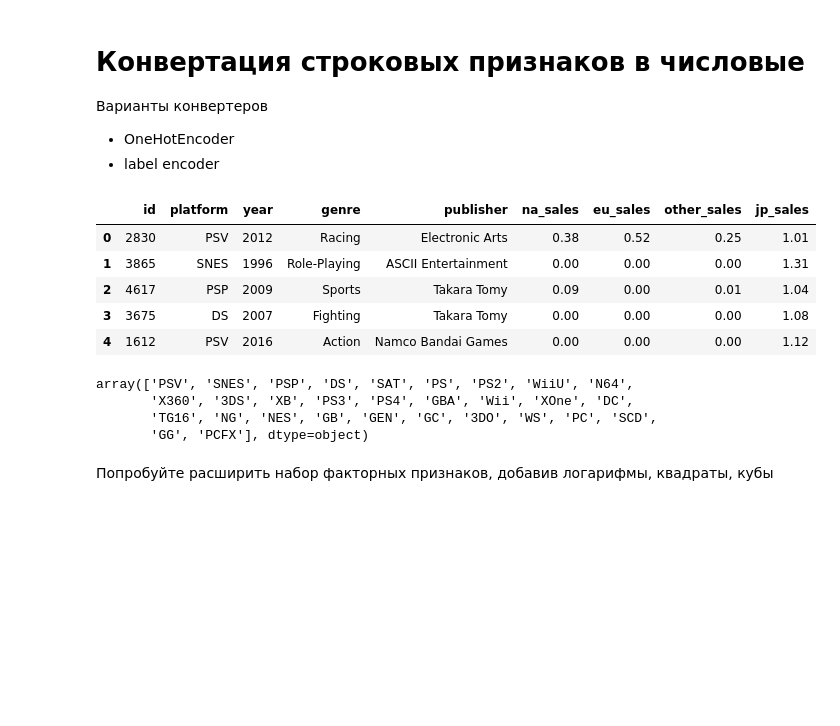
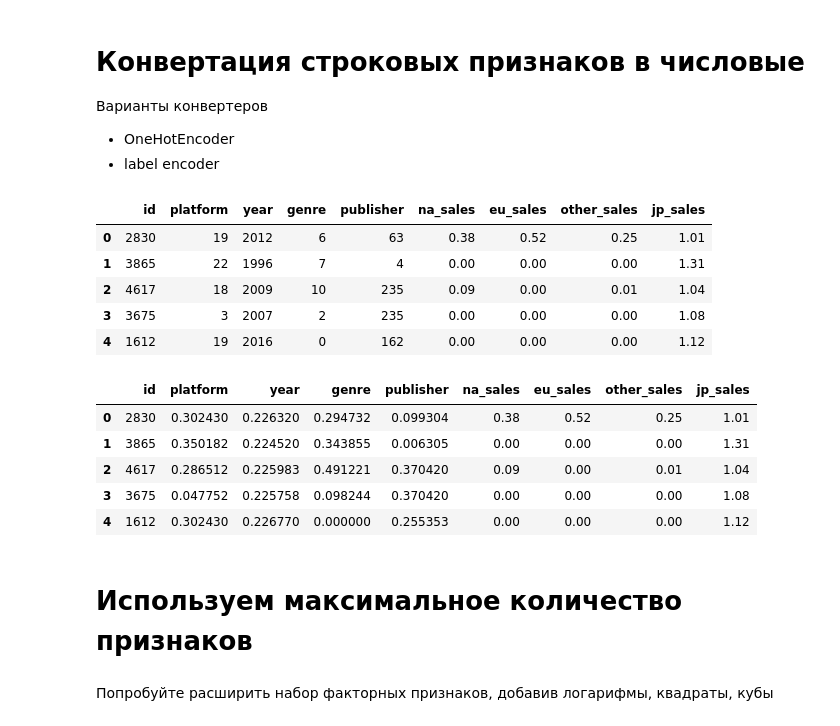
Before and after one commit to bobrotopor/AI, a Jupyter notebook: regression/regression_1.ipynb, the cells around one changed output. Drawn from its saved outputs; the diff is of its cells as text; code cells hidden in the pictures; blank space fills up the shorter version.

```diff
--- a/regression/regression_1.ipynb
+++ b/regression/regression_1.ipynb
@@ -479,21 +479,42 @@ Mean from ["na_sales",  "eu_sales",     "other_sales", "(normed) year"] colls is
 # %%
 from sklearn import preprocessing
 
 label_encoder = preprocessing.LabelEncoder()
 encoded_dataset = videogames.copy()
+
+label_encoder.fit(encoded_dataset['platform'].unique())
+encoded_dataset['platform'] = label_encoder.transform(encoded_dataset['platform'])
+
+label_encoder.fit(encoded_dataset['genre'].unique())
+encoded_dataset['genre'] = label_encoder.transform(encoded_dataset['genre'])
+
+label_encoder.fit(encoded_dataset['publisher'].unique())
+encoded_dataset['publisher'] = label_encoder.transform(encoded_dataset['publisher'])
+
+encoded_dataset.head()
 # %% [output]
 |  | id | platform | year | genre | publisher | na_sales | eu_sales | other_sales | jp_sales |
-| 0 | 2830 | PSV | 2012 | Racing | Electronic Arts | 0.38 | 0.52 | 0.25 | 1.01 |
-| 1 | 3865 | SNES | 1996 | Role-Playing | ASCII Entertainment | 0.00 | 0.00 | 0.00 | 1.31 |
-| 2 | 4617 | PSP | 2009 | Sports | Takara Tomy | 0.09 | 0.00 | 0.01 | 1.04 |
-| 3 | 3675 | DS | 2007 | Fighting | Takara Tomy | 0.00 | 0.00 | 0.00 | 1.08 |
-| 4 | 1612 | PSV | 2016 | Action | Namco Bandai Games | 0.00 | 0.00 | 0.00 | 1.12 |
+| 0 | 2830 | 19 | 2012 | 6 | 63 | 0.38 | 0.52 | 0.25 | 1.01 |
+| 1 | 3865 | 22 | 1996 | 7 | 4 | 0.00 | 0.00 | 0.00 | 1.31 |
+| 2 | 4617 | 18 | 2009 | 10 | 235 | 0.09 | 0.00 | 0.01 | 1.04 |
+| 3 | 3675 | 3 | 2007 | 2 | 235 | 0.00 | 0.00 | 0.00 | 1.08 |
+| 4 | 1612 | 19 | 2016 | 0 | 162 | 0.00 | 0.00 | 0.00 | 1.12 |
 # %%
-platforms = videogames['platform'].unique()
-genre = videogames['genre'].unique()
-publisher = videogames['publisher'].unique()
+mean_sales = mean_from_df(encoded_dataset[['na_sales', 'eu_sales', 'other_sales']])
+
+need_to_normed_columns = ['platform', 'year', 'genre', 'publisher']
+for coumn_name in need_to_normed_columns:
+    encoded_dataset[coumn_name] = norm_by_target(
+        target_mean=mean_sales,
+        not_normed_1d_arr=encoded_dataset[coumn_name],
+    )
+encoded_dataset.head()
 # %% [output]
-array(['PSV', 'SNES', 'PSP', 'DS', 'SAT', 'PS', 'PS2', 'WiiU', 'N64',
-       'X360', '3DS', 'XB', 'PS3', 'PS4', 'GBA', 'Wii', 'XOne', 'DC',
-       'TG16', 'NG', 'NES', 'GB', 'GEN', 'GC', '3DO', 'WS', 'PC', 'SCD',
-       'GG', 'PCFX'], dtype=object)
+|  | id | platform | year | genre | publisher | na_sales | eu_sales | other_sales | jp_sales |
+| 0 | 2830 | 0.302430 | 0.226320 | 0.294732 | 0.099304 | 0.38 | 0.52 | 0.25 | 1.01 |
+| 1 | 3865 | 0.350182 | 0.224520 | 0.343855 | 0.006305 | 0.00 | 0.00 | 0.00 | 1.31 |
+| 2 | 4617 | 0.286512 | 0.225983 | 0.491221 | 0.370420 | 0.09 | 0.00 | 0.01 | 1.04 |
+| 3 | 3675 | 0.047752 | 0.225758 | 0.098244 | 0.370420 | 0.00 | 0.00 | 0.00 | 1.08 |
+| 4 | 1612 | 0.302430 | 0.226770 | 0.000000 | 0.255353 | 0.00 | 0.00 | 0.00 | 1.12 |
+# %% [markdown]
+# Используем максимальное количество признаков
```
Also changed, not shown: parts of 1 cell of this notebook.
